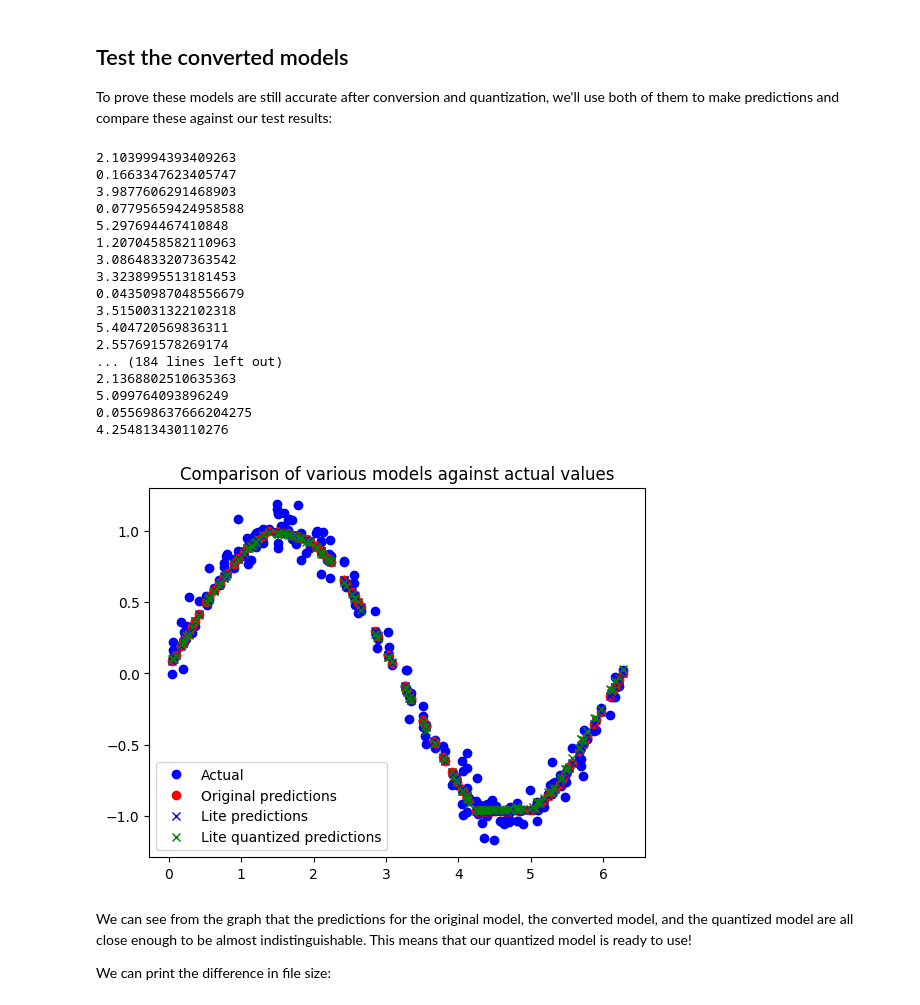
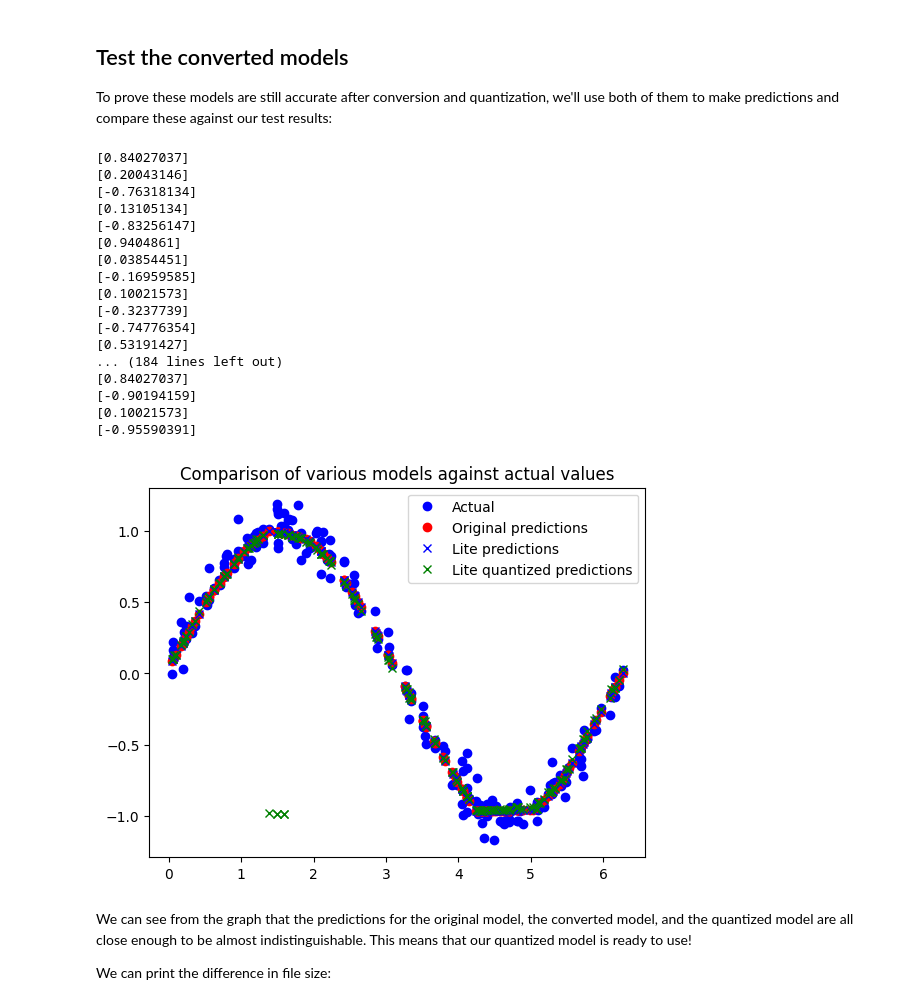
Before and after one commit to ClarkBrun/TinyML, a Jupyter notebook: create_sine_model.ipynb, the cells around one changed output. Drawn from its saved outputs; the diff is of its cells as text; code cells hidden in the pictures.

```diff
--- a/create_sine_model.ipynb
+++ b/create_sine_model.ipynb
@@ -541,3 +541,22 @@ open("sine_model_quantized.tflite", "wb").write(tflite_model)
 WARNING:absl:Found untraced functions such as _update_step_xla while saving (showing 1 of 1). These functions will not be directly callable after loading.
 WARNING:absl:Found untraced functions such as _update_step_xla while saving (showing 1 of 1). These functions will not be directly callable after loading.
 2928
+# %%
+# Load the TFLite model using Interpreter
+sine_model_quantized = tf.lite.Interpreter('sine_model_quantized.tflite')
+sine_model_quantized.allocate_tensors()
+
+# Get the input details
+input_details = sine_model_quantized.get_input_details()
+output_details = sine_model_quantized.get_output_details()
+
+# Extract scale and zero_point
+input_scale = input_details[0]['quantization'][0]
+input_zero_point = input_details[0]['quantization'][1]
+
+output_scale = output_details[0]['quantization'][0]
+output_zero_point = output_details[0]['quantization'][1]
+
+print(f"Input scale: {input_scale}, Input zero point: {input_zero_point}")
+
+print(f"Input scale: {output_scale}, Input zero point: {output_zero_point}")
@@ -564,55 +586,58 @@ sine_model_quantized_input_index = sine_model_quantized.get_input_details()[0]["
 sine_model_quantized_output_index = sine_model_quantized.get_output_details()[0]["index"]
 
 # Create arrays to store the results
 sine_model_predictions = []
 sine_model_quantized_predictions = []
 
 # Run each model's interpreter for each value and store the results in arrays
 for x_value in x_test:
-  print(x_value)
   # Create a 2D tensor wrapping the current x value
-  x_value_tensor = tf.convert_to_tensor([[x_value]], dtype=np.float32)
+  x_value_tensor = tf.convert_to_tensor([[x_value]], dtype=tf.float32)
   # Write the value to the input tensor
   sine_model.set_tensor(sine_model_input_index, x_value_tensor)
   # Run inference
   sine_model.invoke()
   # Read the prediction from the output tensor
   sine_model_predictions.append(sine_model.get_tensor(sine_model_output_index)[0])
   # Do the same for the quantized model
-  sine_model_quantized.set_tensor(sine_model_quantized_input_index, x_value_tensor)
+  x_value_tensor_quan = x_value_tensor / input_scale + input_zero_point;
+  x_value_tensor_quan = tf.cast(x_value_tensor_quan, tf.int8)
+  sine_model_quantized.set_tensor(sine_model_quantized_input_index, x_value_tensor_quan)
   sine_model_quantized.invoke()
-  sine_model_quantized_predictions.append(
-      sine_model_quantized.get_tensor(sine_model_quantized_output_index)[0])
+  y_value_tensor_quan = sine_model_quantized.get_tensor(sine_model_quantized_output_index)[0]
+  y_value_tensor = (y_value_tensor_quan - output_zero_point) * output_scale
+  print(y_value_tensor)
+  sine_model_quantized_predictions.append(y_value_tensor)
 
 
 # See how they line up with the data
 plt.clf()
 plt.title('Comparison of various models against actual values')
 plt.plot(x_test, y_test, 'bo', label='Actual')
 plt.plot(x_test, predictions, 'ro', label='Original predictions')
 plt.plot(x_test, sine_model_predictions, 'bx', label='Lite predictions')
 plt.plot(x_test, sine_model_quantized_predictions, 'gx', label='Lite quantized predictions')
 plt.legend()
 plt.show()
 # %% [output]
-2.1039994393409263
-0.1663347623405747
-3.9877606291468903
-0.07795659424958588
-5.297694467410848
-1.2070458582110963
-3.0864833207363542
-3.3238995513181453
-0.04350987048556679
-3.5150031322102318
-5.404720569836311
-2.557691578269174
+[0.84027037]
+[0.20043146]
+[-0.76318134]
+[0.13105134]
+[-0.83256147]
+[0.9404861]
+[0.03854451]
+[-0.16959585]
+[0.10021573]
+[-0.3237739]
+[-0.74776354]
+[0.53191427]
 ... (184 lines left out)
-2.1368802510635363
-5.099764093896249
-0.055698637666204275
-4.254813430110276
+[0.84027037]
+[-0.90194159]
+[0.10021573]
+[-0.95590391]
-[figure, old version]
+[figure, new version]
 # %% [markdown]
 We can see from the graph that the predictions for the original model, the converted model, and the quantized model are all close enough to be almost indistinguishable. This means that our quantized model is ready to use!
 
```
Also changed, not shown: parts of 3 cells of this notebook.
